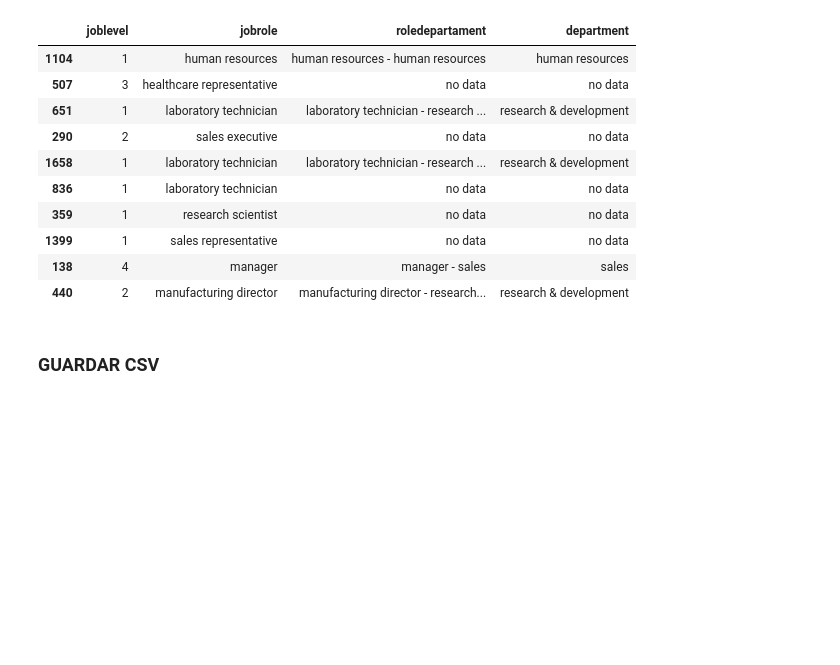
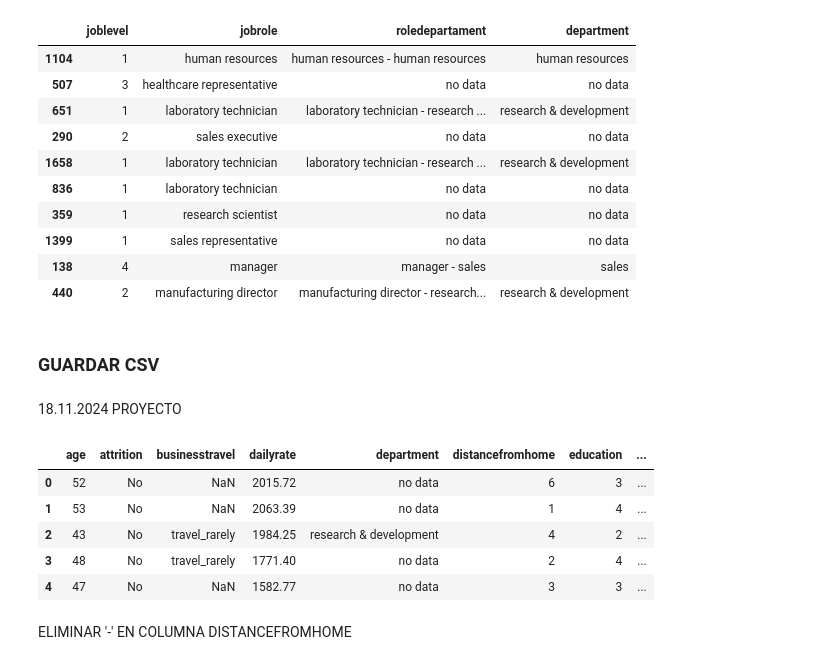
Before and after one commit to FiSaRaff/project-da-promo-k-modulo-3-team-2, a Jupyter notebook: limpieza_datos.ipynb, the cells around one changed output. Drawn from its saved outputs; the diff is of its cells as text; code cells hidden in the pictures; blank space fills up the shorter version.

```diff
--- a/limpieza_datos.ipynb
+++ b/limpieza_datos.ipynb
@@ -165,3 +165,5 @@ df_clean[["joblevel","jobrole", "roledepartament","department"]].sample(10)
 ### GUARDAR CSV
 # %%
 df_clean.to_csv("hr_raw_data_clean.csv")
+# %% [markdown]
+18.11.2024 PROYECTO
@@ -167,0 +174,12 @@ df_clean.to_csv("hr_raw_data_clean.csv")
+# %%
+df_clean = pd.read_csv('hr_raw_data_clean.csv', index_col=0)
+df_clean.head()
+# %% [output]
+|  | age | attrition | businesstravel | dailyrate | department | distancefromhome | education | ... |
+| 0 | 52 | No | NaN | 2015.72 | no data | 6 | 3 | ... |
+| 1 | 53 | No | NaN | 2063.39 | no data | 1 | 4 | ... |
+| 2 | 43 | No | travel_rarely | 1984.25 | research & development | 4 | 2 | ... |
+| 3 | 48 | No | travel_rarely | 1771.40 | no data | 2 | 4 | ... |
+| 4 | 47 | No | NaN | 1582.77 | no data | 3 | 3 | ... |
+# %% [markdown]
+ELIMINAR '-' EN COLUMNA DISTANCEFROMHOME
```
Also changed, not shown: parts of 20 cells of this notebook, 1 other file.
